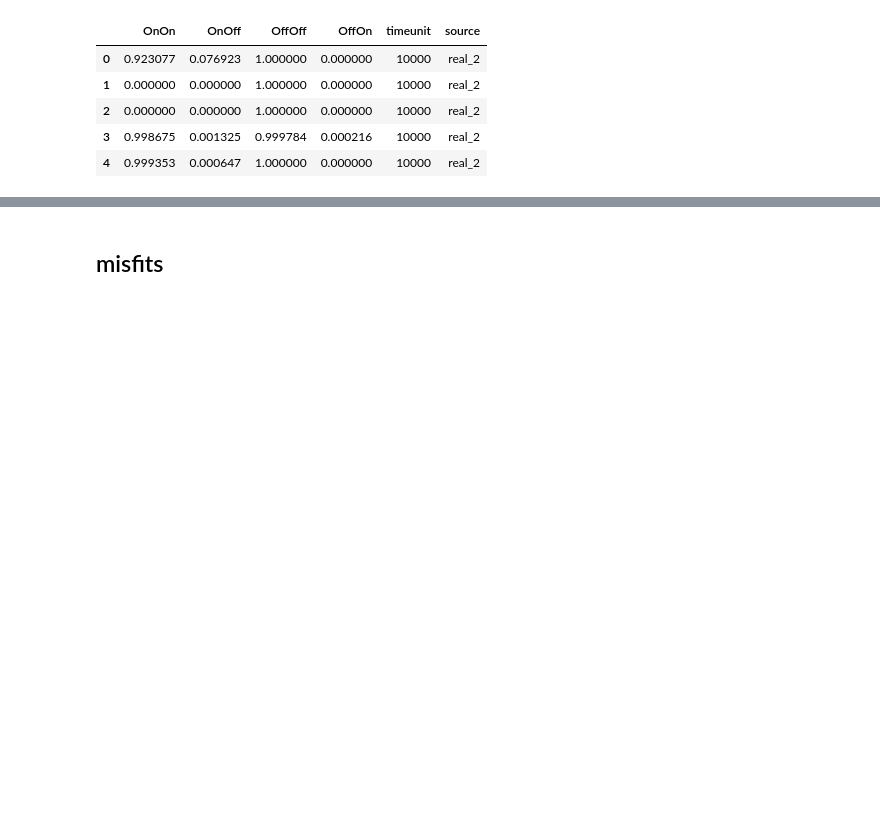
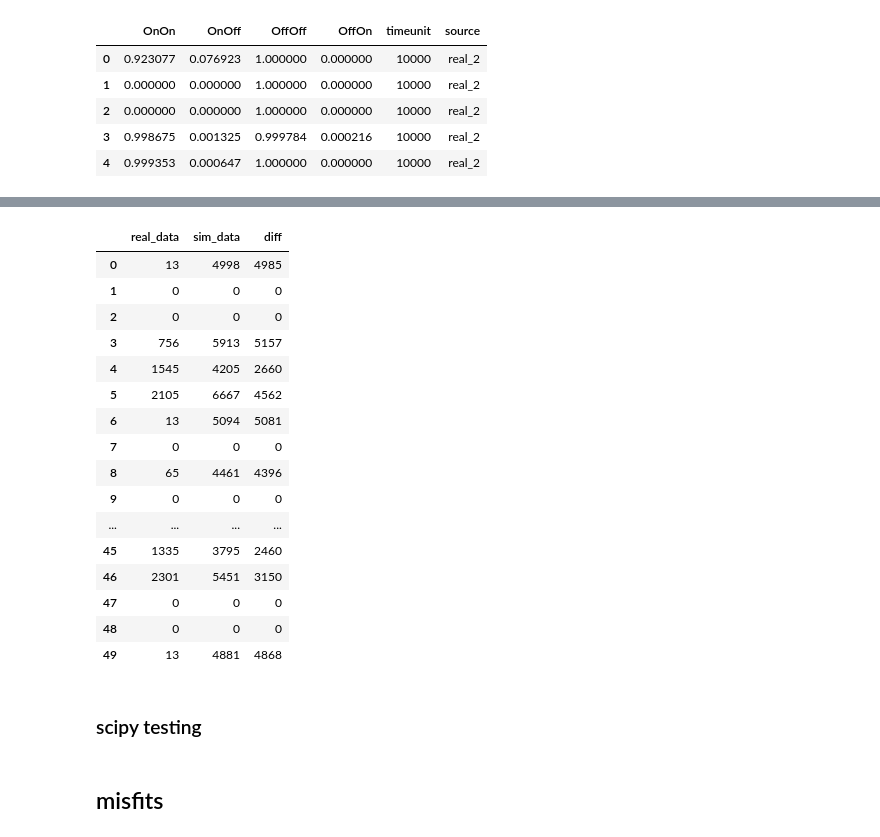
Before and after one commit to tjbergst/data-parsing, a Jupyter notebook: occupancy-prediction.ipynb, the cells around one changed output, grey strips where cells are left out. Drawn from its saved outputs; the diff is of its cells as text; code cells hidden in the pictures; blank space fills up the shorter version.

Commit message:
updated method, testing new scipy functions

```diff
--- a/occupancy-prediction.ipynb
+++ b/occupancy-prediction.ipynb
@@ -241,3 +307,25 @@ array([0., 1., 1., 0., 1., 1., 0., 0., 1., 1., 0., 1., 1., 0., 1., 1., 0.,
+# %%
+comp_df.head(50)
+# %% [output]
+|  | real_data | sim_data | diff |
+| 0 | 13 | 4998 | 4985 |
+| 1 | 0 | 0 | 0 |
+| 2 | 0 | 0 | 0 |
+| 3 | 756 | 5913 | 5157 |
+| 4 | 1545 | 4205 | 2660 |
+| 5 | 2105 | 6667 | 4562 |
+| 6 | 13 | 5094 | 5081 |
+| 7 | 0 | 0 | 0 |
+| 8 | 65 | 4461 | 4396 |
+| 9 | 0 | 0 | 0 |
+| ... | ... | ... | ... |
+| 45 | 1335 | 3795 | 2460 |
+| 46 | 2301 | 5451 | 3150 |
+| 47 | 0 | 0 | 0 |
+| 48 | 0 | 0 | 0 |
+| 49 | 13 | 4881 | 4868 |
+# %% [markdown]
+### scipy testing
 # %% [markdown]
 ## misfits
 # %% [raw]
```
Also changed, not shown: parts of 7 cells of this notebook, 1 other file.
